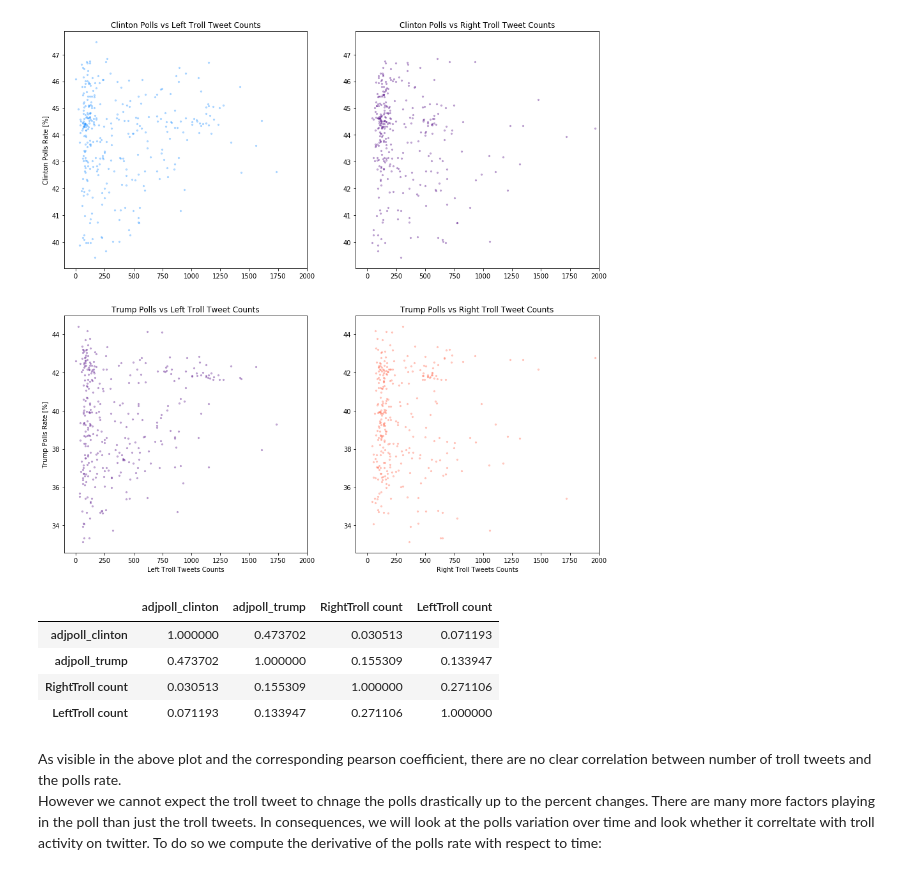
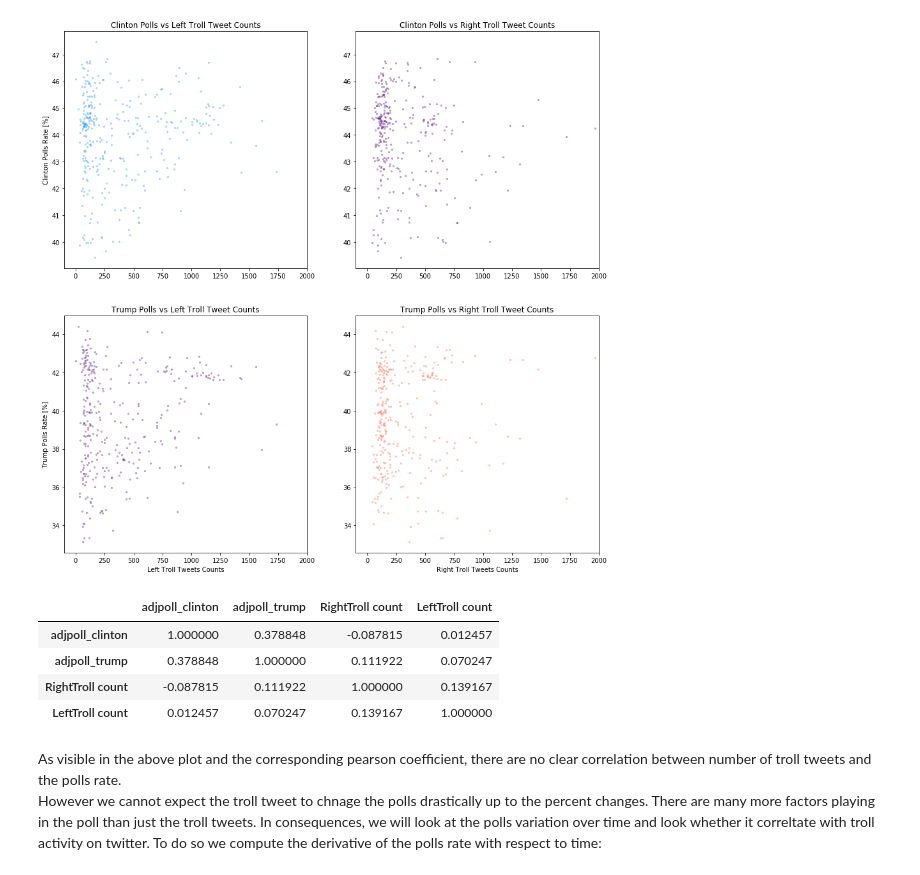
Before and after one commit to Jprost/ADA-Proj-18, a Jupyter notebook: Poll_Description_Analysis.ipynb, the cells around one changed output. Saved outputs shown, nothing was run; the diff lists cells and outputs as text; code cells hidden in the pictures.

```diff
--- a/Poll_Description_Analysis.ipynb
+++ b/Poll_Description_Analysis.ipynb
@@ -390,13 +390,13 @@ ax4.set_xlim(-100,2000)
 (-100, 2000)
 [figure]
 # %%
-data_tweet_polls.corr('pearson')
+data_tweet_polls.corr('spearman')
 # %% [output]
 |  | adjpoll_clinton | adjpoll_trump | RightTroll count | LeftTroll count |
-| adjpoll_clinton | 1.000000 | 0.473702 | 0.030513 | 0.071193 |
-| adjpoll_trump | 0.473702 | 1.000000 | 0.155309 | 0.133947 |
-| RightTroll count | 0.030513 | 0.155309 | 1.000000 | 0.271106 |
-| LeftTroll count | 0.071193 | 0.133947 | 0.271106 | 1.000000 |
+| adjpoll_clinton | 1.000000 | 0.378848 | -0.087815 | 0.012457 |
+| adjpoll_trump | 0.378848 | 1.000000 | 0.111922 | 0.070247 |
+| RightTroll count | -0.087815 | 0.111922 | 1.000000 | 0.139167 |
+| LeftTroll count | 0.012457 | 0.070247 | 0.139167 | 1.000000 |
 # %% [markdown]
 As visible in the above plot and the corresponding pearson coefficient, there are no clear correlation between number of troll tweets and the polls rate. <br>
 However we cannot expect the troll tweet to chnage the polls drastically up to the percent changes. There are many more factors playing in the poll than just the troll tweets. In consequences, we will look at the polls variation over time and look whether it correltate with troll activity on twitter. To do so we compute the derivative of the polls rate with respect to time:
```
Also changed, not shown: parts of 11 cells of this notebook.
